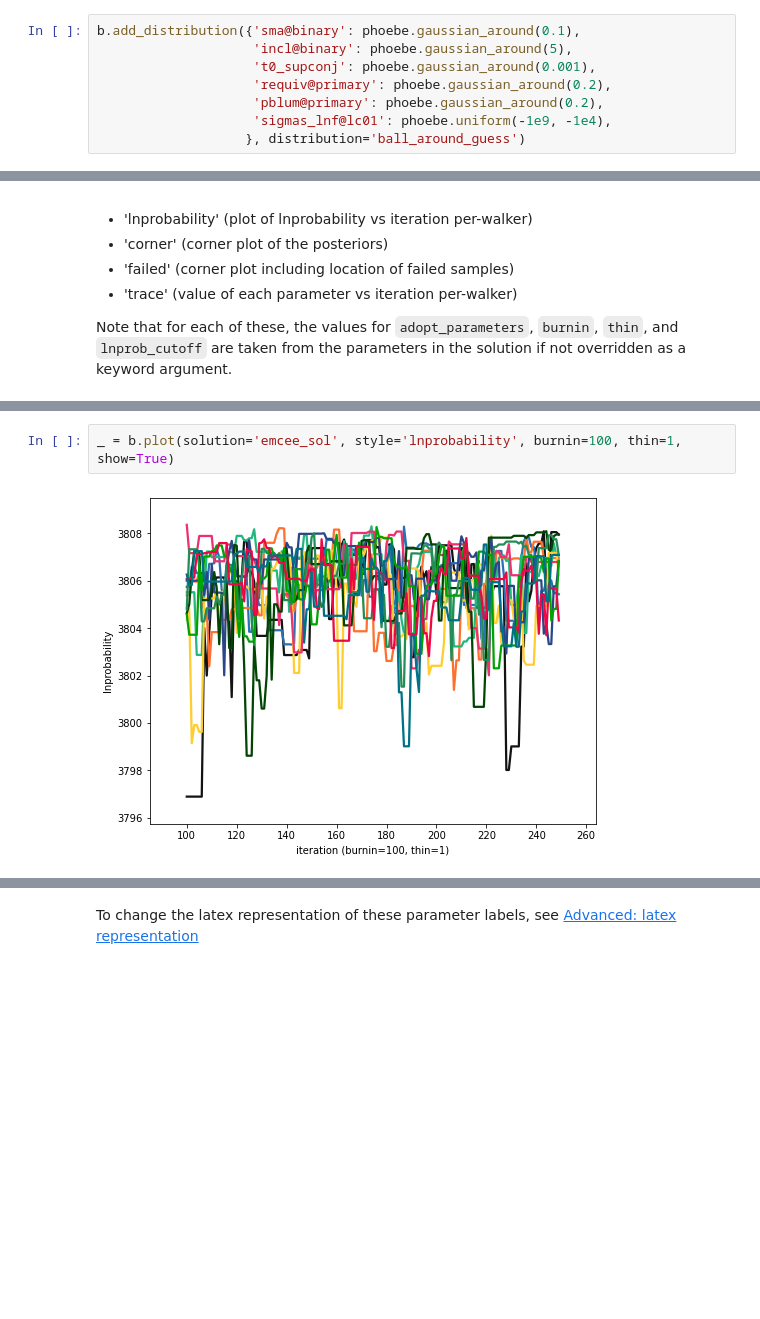
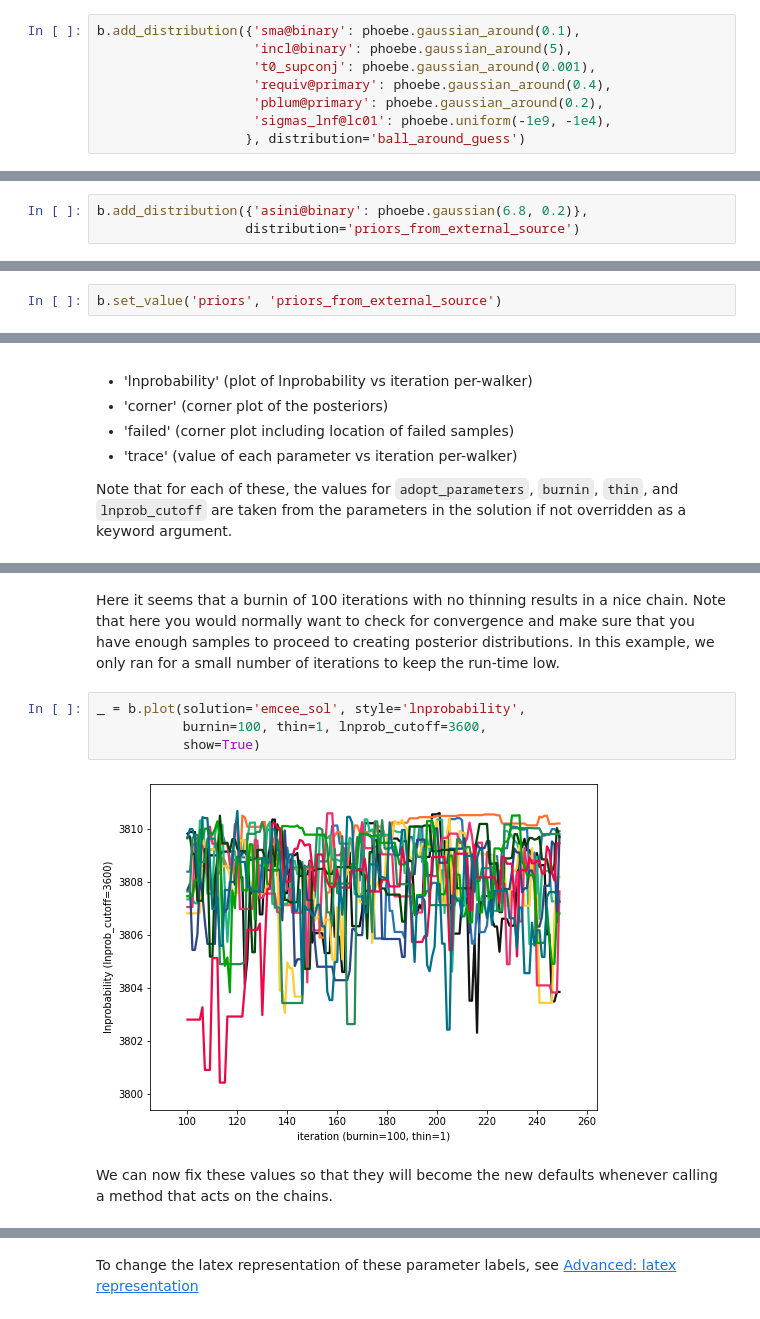
Before and after one commit to phoebe-project/phoebe2-docs, a Jupyter notebook: tutorials/emcee.ipynb, the cells around one changed output, grey strips where cells are left out. Cells and saved outputs as stored; diff of their text form; blank space fills up the shorter version.

Commit message:
update emcee tutorials to include priors

```diff
--- a/tutorials/emcee.ipynb
+++ b/tutorials/emcee.ipynb
@@ -137,7 +137,7 @@ See the [distributions tutorial](./distributions.ipynb) for more details on addi
 b.add_distribution({'sma@binary': phoebe.gaussian_around(0.1),
                     'incl@binary': phoebe.gaussian_around(5),
                     't0_supconj': phoebe.gaussian_around(0.001),
-                    'requiv@primary': phoebe.gaussian_around(0.2),
+                    'requiv@primary': phoebe.gaussian_around(0.4),
                     'pblum@primary': phoebe.gaussian_around(0.2),
                     'sigmas_lnf@lc01': phoebe.uniform(-1e9, -1e4),
                    }, distribution='ball_around_guess')
@@ -174,0 +179,3 @@ To add priors, you would do the same as above by creating a distribution set and
+# %%
+b.add_distribution({'asini@binary': phoebe.gaussian(6.8, 0.2)},
+                   distribution='priors_from_external_source')
@@ -175,3 +186,5 @@ To add priors, you would do the same as above by creating a distribution set and
+# %%
+b.set_value('priors', 'priors_from_external_source')
 # %% [markdown]
 ### nwalkers, niters
 
@@ -320,5 +337,11 @@ _ = b.plot(solution='emcee_sol', style='lnprobability', burnin=0, thin=1, show=T
+# %% [markdown]
+Here it seems that a burnin of 100 iterations with no thinning results in a nice chain.  Note that here you would normally want to check for convergence and make sure that you have enough samples to proceed to creating posterior distributions.  In this example, we only ran for a small number of iterations to keep the run-time low.
 # %%
-_ = b.plot(solution='emcee_sol', style='lnprobability', burnin=100, thin=1, show=True)
+_ = b.plot(solution='emcee_sol', style='lnprobability',
+           burnin=100, thin=1, lnprob_cutoff=3600,
+           show=True)
 # %% [output]
-[figure, old version]
+[figure, new version]
+# %% [markdown]
+We can now fix these values so that they will become the new defaults whenever calling a method that acts on the chains.
 # %%
```
Also changed, not shown: parts of 40 cells of this notebook, 1 other file.
